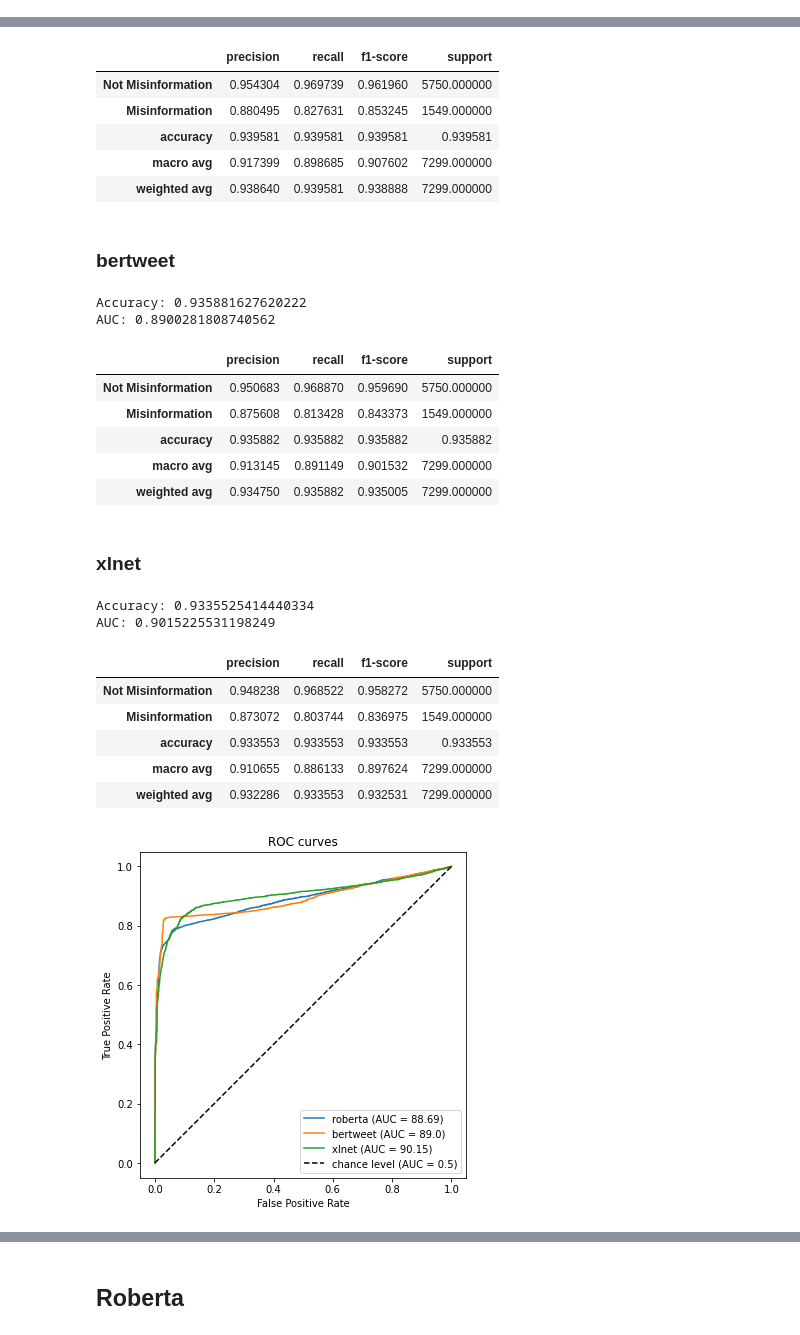
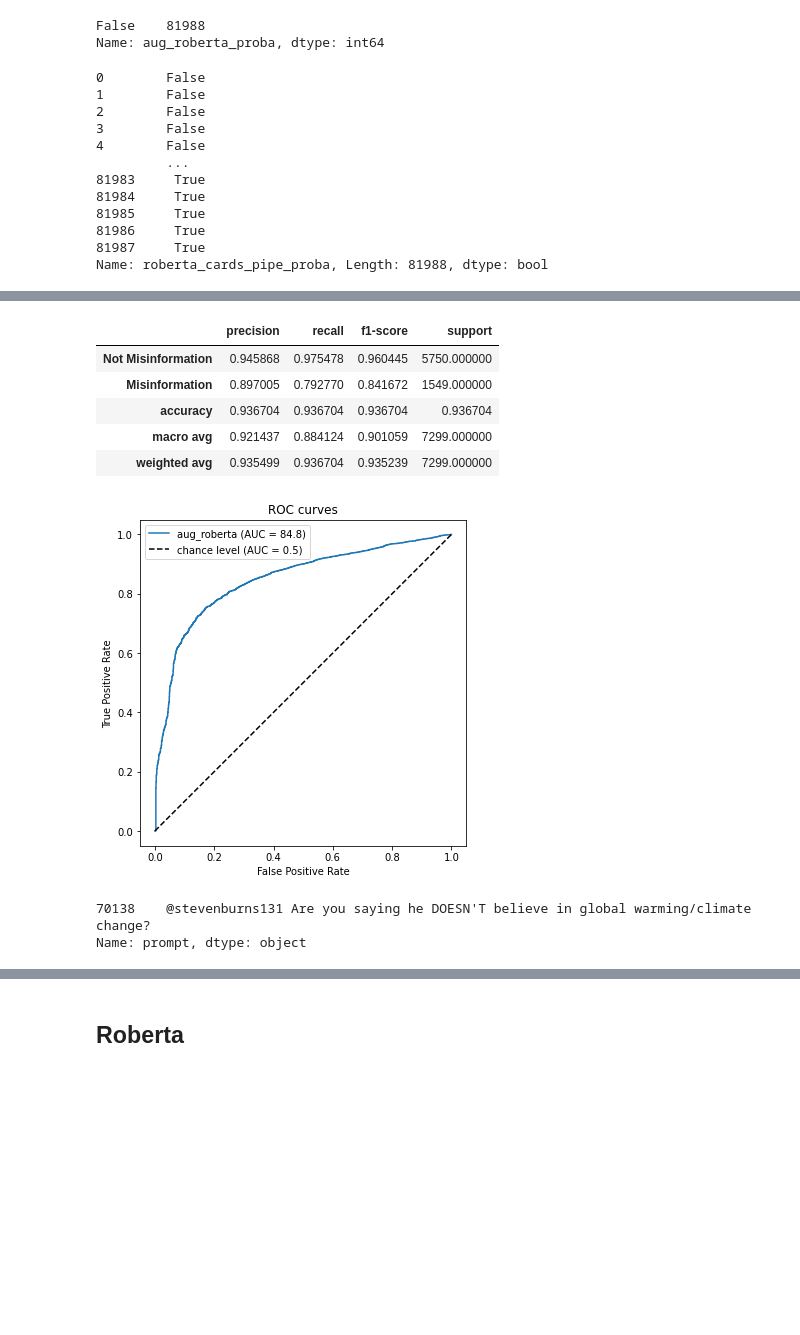
Before and after one commit to crarojasca/MDFI_misinformation, a Jupyter notebook: model_comparative.ipynb, the cells around one changed output, grey strips where cells are left out. Drawn from its saved outputs; the diff is of its cells as text; code cells hidden in the pictures; blank space fills up the shorter version.

```diff
--- a/model_comparative.ipynb
+++ b/model_comparative.ipynb
@@ -23,7 +23,7 @@ from IPython.display import display, Markdown, Latex
 
 pd.set_option('display.max_colwidth', None)
 # %%
-data = pd.read_csv("datasets/cards_waterloo.csv", low_memory=False)
+data = pd.read_csv("new_training/data_args.data_dir", low_memory=False)
 data = data.drop(columns=["roberta_pred", "roberta_proba"])
 data = data.rename(columns={
     "waterloo-cards_pred": "roberta_cards_pipe_pred",
@@ -31,24 +31,45 @@ data = data.rename(columns={
     "roberta_new_pipe_pred": "roberta_pred",
     "roberta_new_pipe_proba": "roberta_proba",
 })
+# %%
+data["aug_roberta_proba"].isna().value_counts()
+# %% [output]
+False    81988
+Name: aug_roberta_proba, dtype: int64
+# %%
+data["roberta_cards_pipe_proba"].isna()
+# %% [output]
+0        False
+1        False
+2        False
+3        False
+4        False
+         ...
+81983     True
+81984     True
+81985     True
+81986     True
+81987     True
+Name: roberta_cards_pipe_proba, Length: 81988, dtype: bool
 # %%
 def format_scores(x):
     return np.array(eval(re.sub(",? +", " ,", str(x).replace("\n", ""))))
 
-data["cards_proba"] = data["cards_proba"].apply(format_scores)
-data["waterloo_proba"] = data["waterloo_proba"].apply(format_scores)
-data["roberta_cards_pipe_proba"] = data["roberta_cards_pipe_proba"].apply(format_scores)
-data["roberta_proba"] = data["roberta_proba"].apply(format_scores)
-data["bertweet_proba"] = data["bertweet_proba"].apply(format_scores)
-data["electra_proba"] = data["electra_proba"].apply(format_scores)
-data["xlnet_proba"] = data["xlnet_proba"].apply(format_scores)
+# data["cards_proba"] = data["cards_proba"].apply(format_scores)
+# data["waterloo_proba"] = data["waterloo_proba"].apply(format_scores)
+# data["roberta_cards_pipe_proba"] = data["roberta_cards_pipe_proba"].apply(format_scores)
+# data["roberta_proba"] = data["roberta_proba"].apply(format_scores)
+# data["bertweet_proba"] = data["bertweet_proba"].apply(format_scores)
+# data["electra_proba"] = data["electra_proba"].apply(format_scores)
+# data["xlnet_proba"] = data["xlnet_proba"].apply(format_scores)
+data["aug_roberta_proba"] = data["aug_roberta_proba"].apply(format_scores)
 # %%
 test = data[data.PARTITION=="TEST"]
 # %%
 matrix_display = False
 target_names = ["Not Misinformation", "Misinformation"]
 # models = ["roberta_cards_pipe", "roberta", "bertweet", "xlnet"]
-models = ["roberta", "bertweet", "xlnet"]
+models = ["aug_roberta"]#, "roberta", "electra", "bertweet", "xlnet"]
 plt.figure(figsize=(8, 6))
 for model in models:
     display(Markdown(f"### {model}"))
@@ -91,25 +112,7 @@ AUC: 0.8868555870547618
 |  | precision | recall | f1-score | support |
-| Not Misinformation | 0.954304 | 0.969739 | 0.961960 | 5750.000000 |
-| Misinformation | 0.880495 | 0.827631 | 0.853245 | 1549.000000 |
-| accuracy | 0.939581 | 0.939581 | 0.939581 | 0.939581 |
-| macro avg | 0.917399 | 0.898685 | 0.907602 | 7299.000000 |
-| weighted avg | 0.938640 | 0.939581 | 0.938888 | 7299.000000 |
+| Not Misinformation | 0.945868 | 0.975478 | 0.960445 | 5750.000000 |
+| Misinformation | 0.897005 | 0.792770 | 0.841672 | 1549.000000 |
+| accuracy | 0.936704 | 0.936704 | 0.936704 | 0.936704 |
+| macro avg | 0.921437 | 0.884124 | 0.901059 | 7299.000000 |
+| weighted avg | 0.935499 | 0.936704 | 0.935239 | 7299.000000 |
-### bertweet
-Accuracy: 0.935881627620222
-AUC: 0.8900281808740562
-|  | precision | recall | f1-score | support |
-| Not Misinformation | 0.950683 | 0.968870 | 0.959690 | 5750.000000 |
-| Misinformation | 0.875608 | 0.813428 | 0.843373 | 1549.000000 |
-| accuracy | 0.935882 | 0.935882 | 0.935882 | 0.935882 |
-| macro avg | 0.913145 | 0.891149 | 0.901532 | 7299.000000 |
-| weighted avg | 0.934750 | 0.935882 | 0.935005 | 7299.000000 |
-### xlnet
-Accuracy: 0.9335525414440334
-AUC: 0.9015225531198249
-|  | precision | recall | f1-score | support |
-| Not Misinformation | 0.948238 | 0.968522 | 0.958272 | 5750.000000 |
-| Misinformation | 0.873072 | 0.803744 | 0.836975 | 1549.000000 |
-| accuracy | 0.933553 | 0.933553 | 0.933553 | 0.933553 |
-| macro avg | 0.910655 | 0.886133 | 0.897624 | 7299.000000 |
-| weighted avg | 0.932286 | 0.933553 | 0.932531 | 7299.000000 |
-[figure, old version]
+[figure, new version]
@@ -115,0 +126,5 @@ AUC: 0.9015225531198249
+# %%
+test.prompt.sample()
+# %% [output]
+70138    @stevenburns131 Are you saying he DOESN'T believe in global warming/climate change?
+Name: prompt, dtype: object
```
Also changed, not shown: parts of 13 cells of this notebook, 7 other files.
